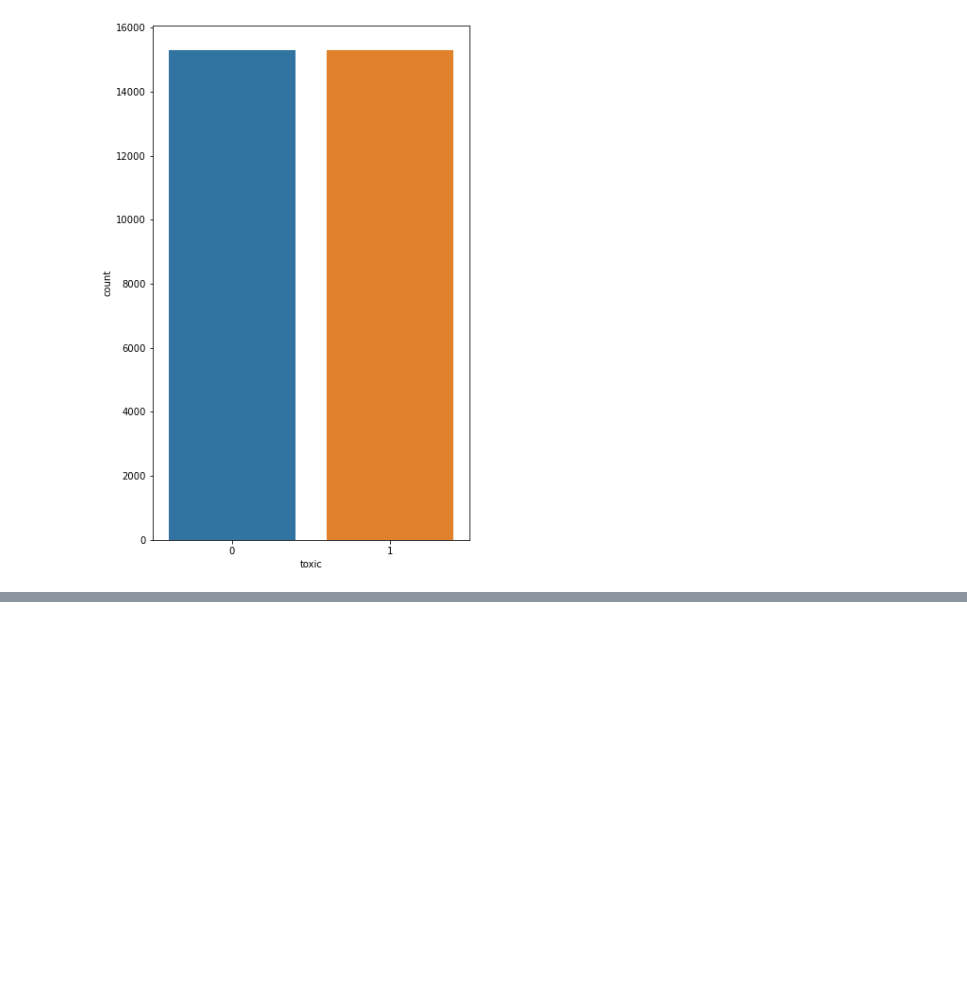
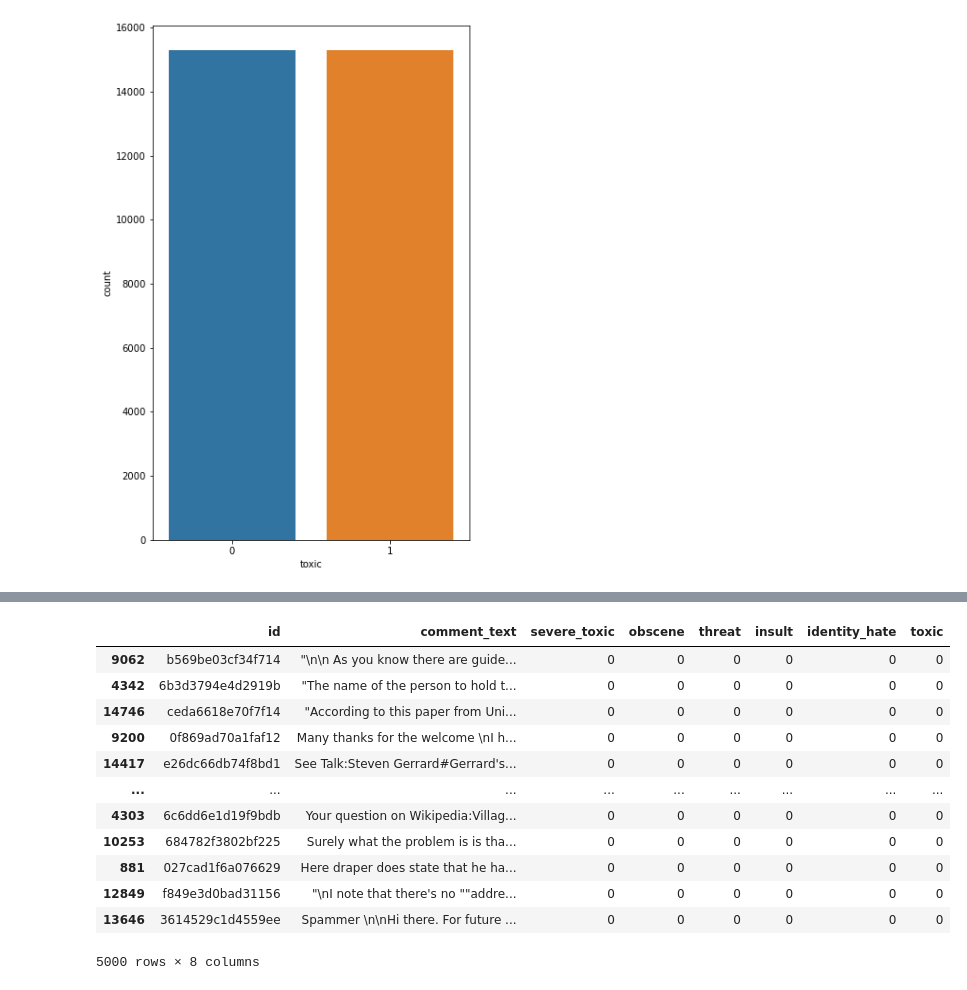
Before and after one commit to ziyingliow2018/Toxic-news-G2T6, a Jupyter notebook: UnderSampling.ipynb, the cells around one changed output, grey strips where cells are left out. Cells and saved outputs as stored; diff of their text form; code cells hidden in the pictures; blank space fills up the shorter version.

```diff
--- a/UnderSampling.ipynb
+++ b/UnderSampling.ipynb
@@ -91,0 +111,18 @@ undersampling_df.to_csv('undersampling_cleaned.csv')
+# %%
+# take a sample of 5k for toxic data
+non_toxic_df = undersampling_df[undersampling_df['toxic']==0].sample(n = 5000)
+non_toxic_df
+# %% [output]
+|  | id | comment_text | severe_toxic | obscene | threat | insult | identity_hate | toxic |
+| 9062 | b569be03cf34f714 | "\n\n As you know there are guide... | 0 | 0 | 0 | 0 | 0 | 0 |
+| 4342 | 6b3d3794e4d2919b | "The name of the person to hold t... | 0 | 0 | 0 | 0 | 0 | 0 |
+| 14746 | ceda6618e70f7f14 | "According to this paper from Uni... | 0 | 0 | 0 | 0 | 0 | 0 |
+| 9200 | 0f869ad70a1faf12 | Many thanks for the welcome \nI h... | 0 | 0 | 0 | 0 | 0 | 0 |
+| 14417 | e26dc66db74f8bd1 | See Talk:Steven Gerrard#Gerrard's... | 0 | 0 | 0 | 0 | 0 | 0 |
+| ... | ... | ... | ... | ... | ... | ... | ... | ... |
+| 4303 | 6c6dd6e1d19f9bdb | Your question on Wikipedia:Villag... | 0 | 0 | 0 | 0 | 0 | 0 |
+| 10253 | 684782f3802bf225 | Surely what the problem is is tha... | 0 | 0 | 0 | 0 | 0 | 0 |
+| 881 | 027cad1f6a076629 | Here draper does state that he ha... | 0 | 0 | 0 | 0 | 0 | 0 |
+| 12849 | f849e3d0bad31156 | "\nI note that there's no ""addre... | 0 | 0 | 0 | 0 | 0 | 0 |
+| 13646 | 3614529c1d4559ee | Spammer \n\nHi there. For future ... | 0 | 0 | 0 | 0 | 0 | 0 |
+5000 rows × 8 columns
```
Also changed, not shown: parts of 4 cells of this notebook, 1 other file.
